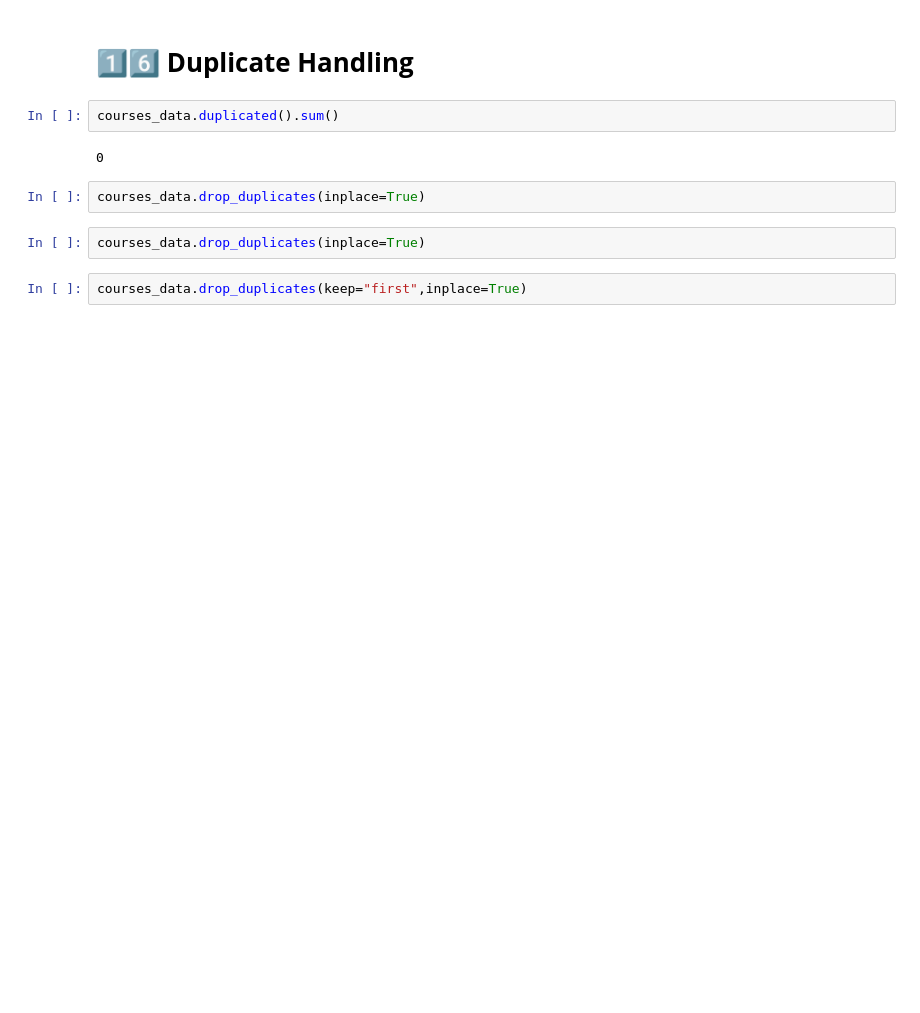
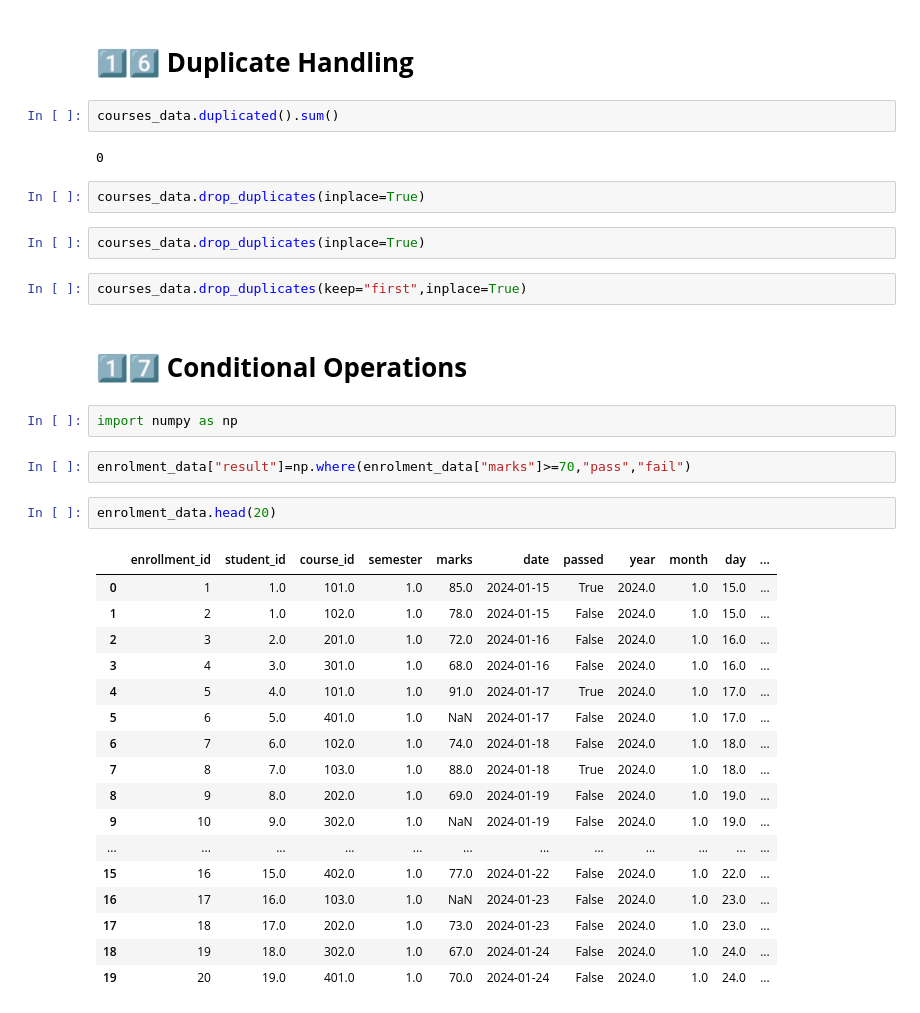
Before and after one commit to layappa/pandas-for-data-analysis, a Jupyter notebook: complete_pandas_operations.ipynb, the cells around one changed output. Drawn from its saved outputs; the diff is of its cells as text; blank space fills up the shorter version.

```diff
--- a/complete_pandas_operations.ipynb
+++ b/complete_pandas_operations.ipynb
@@ -522,3 +522,29 @@ courses_data.drop_duplicates(inplace=True)
 courses_data.drop_duplicates(inplace=True)
 # %%
 courses_data.drop_duplicates(keep="first",inplace=True)
+# %% [markdown]
+# **1️⃣7️⃣ Conditional Operations**
+# %%
+import numpy as np
+# %%
+enrolment_data["result"]=np.where(enrolment_data["marks"]>=70,"pass","fail")
+# %%
+enrolment_data.head(20)
+# %% [output]
+|  | enrollment_id | student_id | course_id | semester | marks | date | passed | year | month | day | ... |
+| 0 | 1 | 1.0 | 101.0 | 1.0 | 85.0 | 2024-01-15 | True | 2024.0 | 1.0 | 15.0 | ... |
+| 1 | 2 | 1.0 | 102.0 | 1.0 | 78.0 | 2024-01-15 | False | 2024.0 | 1.0 | 15.0 | ... |
+| 2 | 3 | 2.0 | 201.0 | 1.0 | 72.0 | 2024-01-16 | False | 2024.0 | 1.0 | 16.0 | ... |
+| 3 | 4 | 3.0 | 301.0 | 1.0 | 68.0 | 2024-01-16 | False | 2024.0 | 1.0 | 16.0 | ... |
+| 4 | 5 | 4.0 | 101.0 | 1.0 | 91.0 | 2024-01-17 | True | 2024.0 | 1.0 | 17.0 | ... |
+| 5 | 6 | 5.0 | 401.0 | 1.0 | NaN | 2024-01-17 | False | 2024.0 | 1.0 | 17.0 | ... |
+| 6 | 7 | 6.0 | 102.0 | 1.0 | 74.0 | 2024-01-18 | False | 2024.0 | 1.0 | 18.0 | ... |
+| 7 | 8 | 7.0 | 103.0 | 1.0 | 88.0 | 2024-01-18 | True | 2024.0 | 1.0 | 18.0 | ... |
+| 8 | 9 | 8.0 | 202.0 | 1.0 | 69.0 | 2024-01-19 | False | 2024.0 | 1.0 | 19.0 | ... |
+| 9 | 10 | 9.0 | 302.0 | 1.0 | NaN | 2024-01-19 | False | 2024.0 | 1.0 | 19.0 | ... |
+| ... | ... | ... | ... | ... | ... | ... | ... | ... | ... | ... | ... |
+| 15 | 16 | 15.0 | 402.0 | 1.0 | 77.0 | 2024-01-22 | False | 2024.0 | 1.0 | 22.0 | ... |
+| 16 | 17 | 16.0 | 103.0 | 1.0 | NaN | 2024-01-23 | False | 2024.0 | 1.0 | 23.0 | ... |
+| 17 | 18 | 17.0 | 202.0 | 1.0 | 73.0 | 2024-01-23 | False | 2024.0 | 1.0 | 23.0 | ... |
+| 18 | 19 | 18.0 | 302.0 | 1.0 | 67.0 | 2024-01-24 | False | 2024.0 | 1.0 | 24.0 | ... |
+| 19 | 20 | 19.0 | 401.0 | 1.0 | 70.0 | 2024-01-24 | False | 2024.0 | 1.0 | 24.0 | ... |
```
Also changed, not shown: parts of 2 cells of this notebook.
